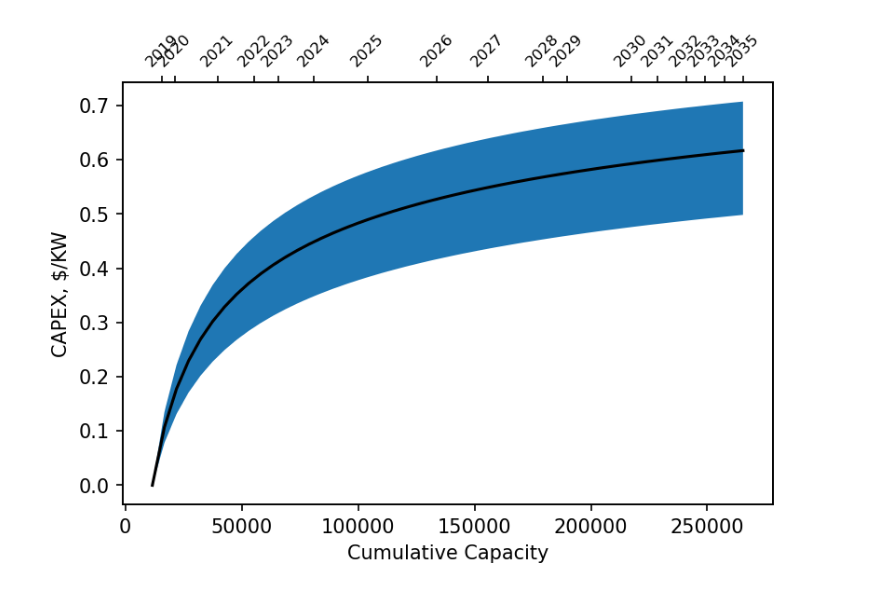
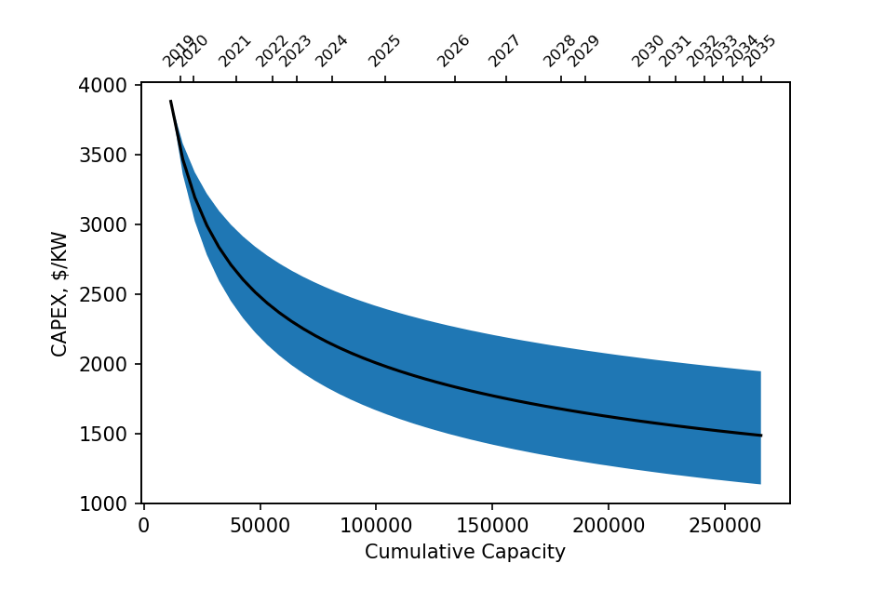
Before and after one commit to JakeNunemaker/FORCE, a Jupyter notebook: dev.ipynb, the cells around one changed output. Drawn from its saved outputs; the diff is of its cells as text; code cells hidden in the pictures.

```diff
--- a/dev.ipynb
+++ b/dev.ipynb
@@ -82,13 +82,13 @@ forecast = {
 # %%
 axes = plot_learning_forecast(
     installed=regression.installed_capacity,
     capex=regression.current_capex,
     fit=regression.cumulative_capacity_fit,
     forecast=forecast,
     bse=regression.cumulative_capacity_bse,
-    perc_change=True,
+    perc_change=False,
     figsize=(6, 4),
     dpi=150
 )
 # %% [output]
-[figure, old version]
+[figure, new version]
```
Also changed, not shown: 1 other file.
